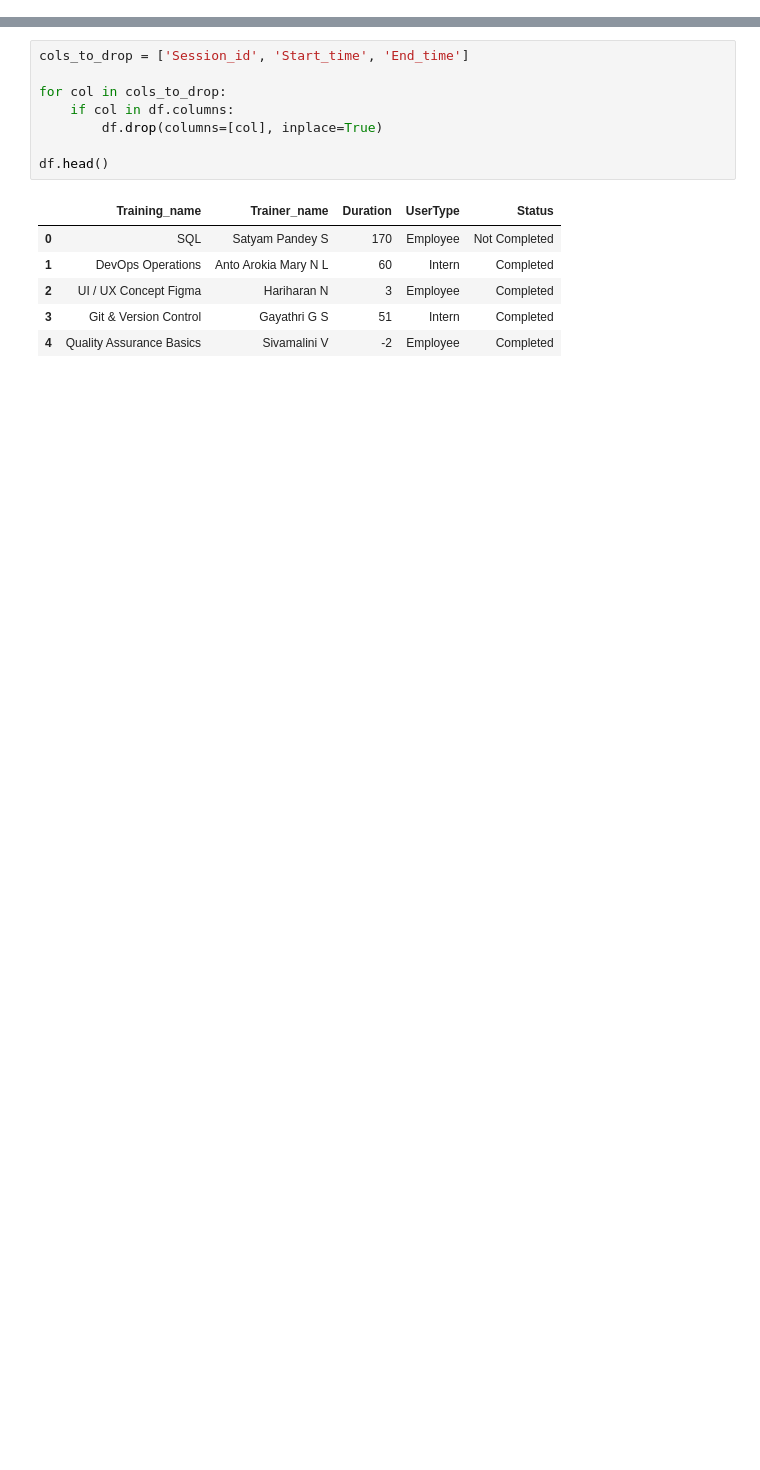
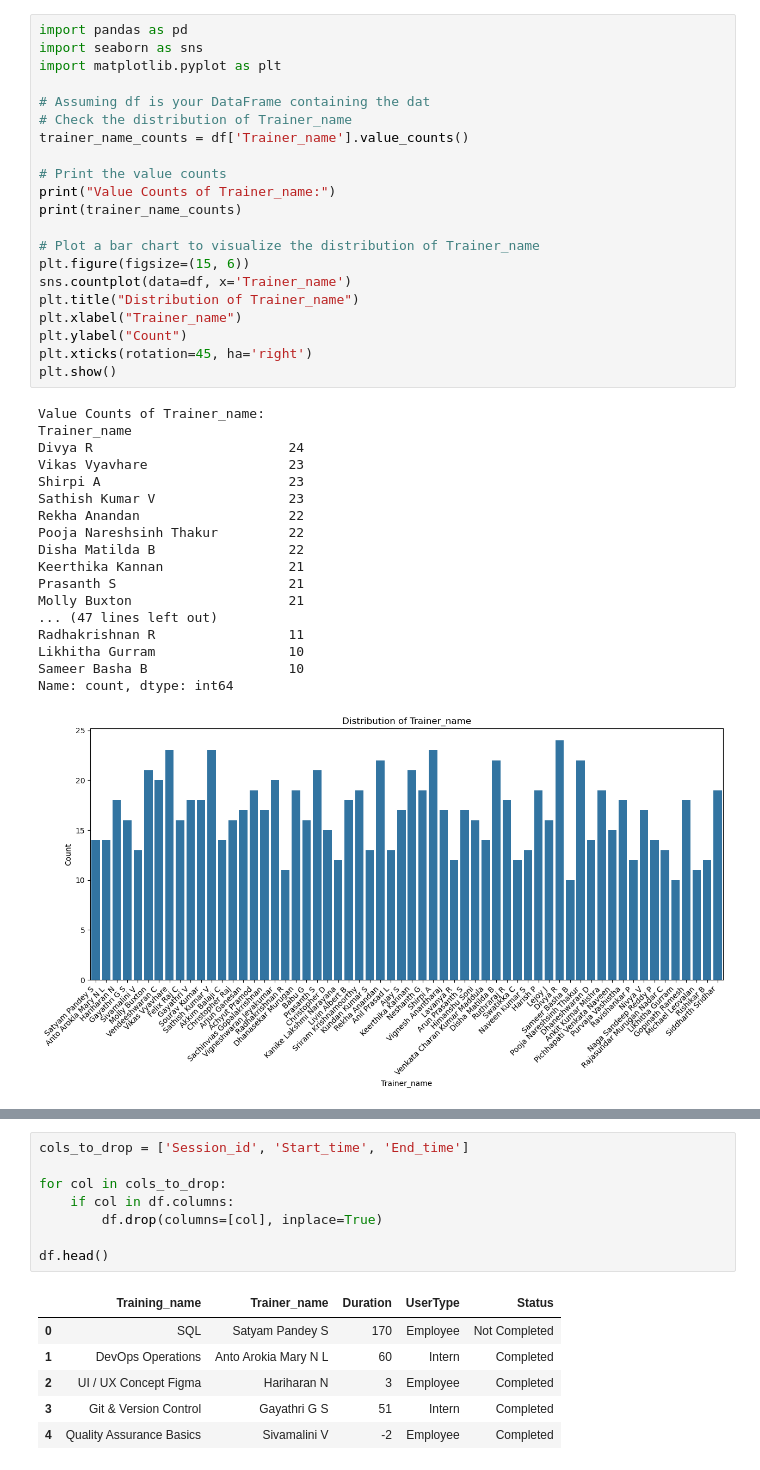
Before and after one commit to quenti20/Jman_Project_Data, a Jupyter notebook: Data_Science_Project/newModelDesigner.ipynb, the cells around one changed output, grey strips where cells are left out. Drawn from its saved outputs; the diff is of its cells as text; blank space fills up the shorter version.

```diff
--- a/Data_Science_Project/newModelDesigner.ipynb
+++ b/Data_Science_Project/newModelDesigner.ipynb
@@ -21,0 +71,40 @@ df.head()
+# %%
+import pandas as pd
+import seaborn as sns
+import matplotlib.pyplot as plt
+
+# Assuming df is your DataFrame containing the dat
+# Check the distribution of Trainer_name
+trainer_name_counts = df['Trainer_name'].value_counts()
+
+# Print the value counts
+print("Value Counts of Trainer_name:")
+print(trainer_name_counts)
+
+# Plot a bar chart to visualize the distribution of Trainer_name
+plt.figure(figsize=(15, 6))
+sns.countplot(data=df, x='Trainer_name')
+plt.title("Distribution of Trainer_name")
+plt.xlabel("Trainer_name")
+plt.ylabel("Count")
+plt.xticks(rotation=45, ha='right')
+plt.show()
+# %% [output]
+Value Counts of Trainer_name:
+Trainer_name
+Divya R                         24
+Vikas Vyavhare                  23
+Shirpi A                        23
+Sathish Kumar V                 23
+Rekha Anandan                   22
+Pooja Nareshsinh Thakur         22
+Disha Matilda B                 22
+Keerthika Kannan                21
+Prasanth S                      21
+Molly Buxton                    21
+... (47 lines left out)
+Radhakrishnan R                 11
+Likhitha Gurram                 10
+Sameer Basha B                  10
+Name: count, dtype: int64
+[figure, added]
```
Also changed, not shown: parts of 19 cells of this notebook, 11 other files.
